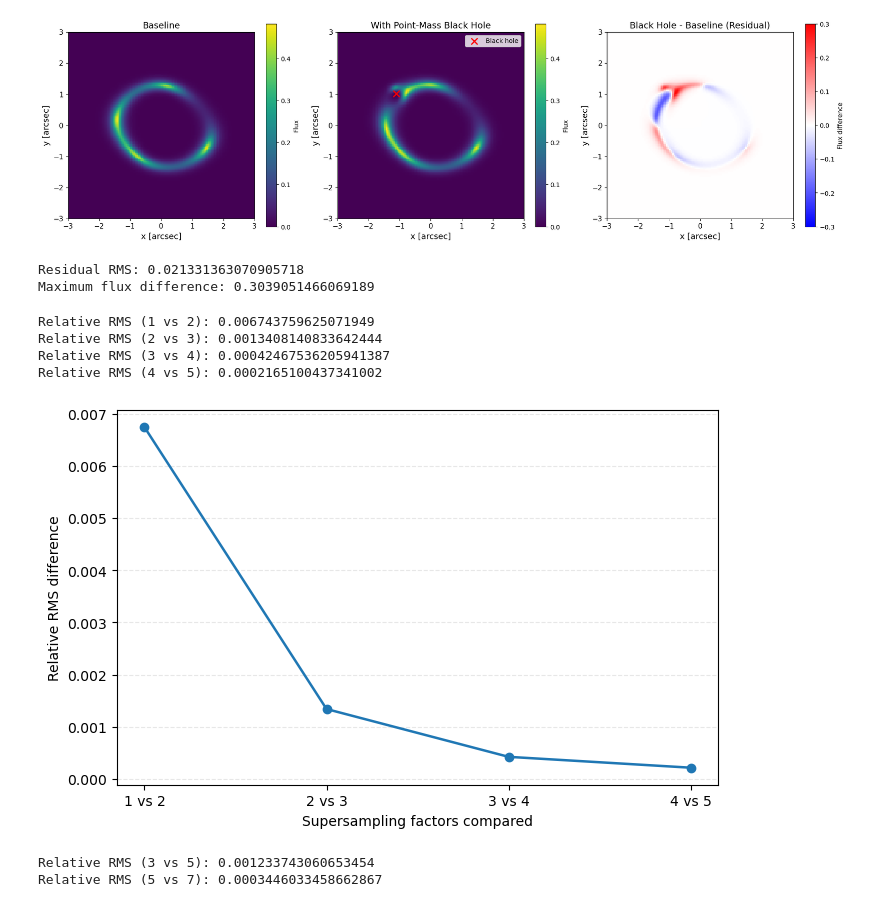
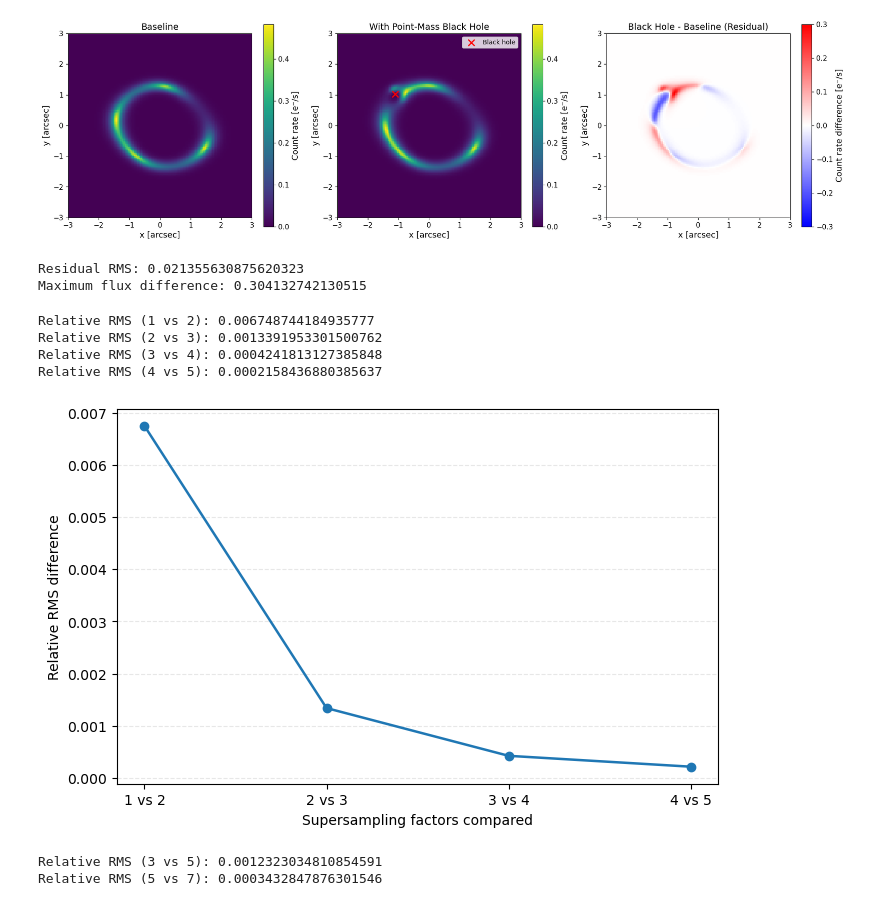
Before and after one commit to andreavu22/Black_Hole_vs_Dark_Matter_Lensing_PHYS474_Fall2026, a Jupyter notebook: 2. Inject BH/BH_injection.ipynb, the cells around one changed output. Saved outputs shown, nothing was run; the diff lists cells and outputs as text; code cells hidden in the pictures.

```diff
--- a/2. Inject BH/BH_injection.ipynb
+++ b/2. Inject BH/BH_injection.ipynb
@@ -15,6 +15,8 @@ from lenstronomy.SimulationAPI.ObservationConfig.HST import HST
 from lenstronomy.Util.param_util import (phi_q2_ellipticity, shear_polar2cartesian)
 
 from lenstronomy.Cosmo.lens_cosmo import LensCosmo
+from astropy.cosmology import FlatLambdaCDM
+
 
 # Define BH parameters
 M_bh = 8362347149.007823
@@ -101,7 +103,12 @@ kwargs_source_mag = [{
     "center_y": -0.03}]
 
 # Point mass bh parameters --> have to calculate Einstein radius first
-lens_cosmo = LensCosmo(z_lens=z_lens, z_source=z_source)
+cosmo = FlatLambdaCDM(H0=67.77, Om0=0.307)
+
+lens_cosmo = LensCosmo(
+    z_lens=z_lens,
+    z_source=z_source,
+    cosmo=cosmo)
 
 theta_E_bh = np.sqrt(
     M_bh / lens_cosmo.mass_in_theta_E(1.0))
@@ -165,7 +172,9 @@ im1 = axes[0].imshow(
 axes[0].set_title("Baseline", fontsize=14)
 axes[0].set_xlabel("x [arcsec]", fontsize=13)
 axes[0].set_ylabel("y [arcsec]", fontsize=13)
-fig.colorbar(im1, ax=axes[0], label="Flux")
+cbar = fig.colorbar(im1, ax=axes[0])
+cbar.set_label("Count rate [e⁻/s]", fontsize=13)
+cbar.ax.tick_params(labelsize=11)
 axes[0].tick_params(axis="both", labelsize=11)
 
 im2 = axes[1].imshow(
@@ -179,42 +188,46 @@ im2 = axes[1].imshow(
 axes[1].set_title("With Point-Mass Black Hole", fontsize=14)
 axes[1].set_xlabel("x [arcsec]", fontsize=13)
 axes[1].set_ylabel("y [arcsec]", fontsize=13)
-fig.colorbar(im2, ax=axes[1], label="Flux")
+cbar2 = fig.colorbar(im2, ax=axes[1])
+cbar2.set_label("Count rate [e⁻/s]", fontsize=13)
+cbar2.ax.tick_params(labelsize=11)
 axes[1].tick_params(axis="both", labelsize=11)
 
 residual_max = np.max(np.abs(image_difference))
 
 im3 = axes[2].imshow(
     image_difference,
     origin="lower",
     extent=extent,
     cmap="bwr",
     vmin=-0.3,
     vmax=0.3)
 
 axes[2].set_title("Black Hole - Baseline (Residual)", fontsize=14)
 axes[2].set_xlabel("x [arcsec]", fontsize=13)
 axes[2].set_ylabel("y [arcsec]", fontsize=13)
-fig.colorbar(im3, ax=axes[2], label="Flux difference")
+cbar3 = fig.colorbar(im3, ax=axes[2])
+cbar3.set_label("Count rate difference [e⁻/s]", fontsize=13)
+cbar3.ax.tick_params(labelsize=11)
 axes[2].tick_params(axis="both", labelsize=11)
 
 # Mark black hole position
 axes[1].scatter(
     kwargs_bh["center_x"],
     kwargs_bh["center_y"],
     color="red",
     marker="x",
     s=100,
     linewidths=2,
     label="Black hole")
 
 axes[1].legend()
 
 plt.tight_layout()
 plt.savefig("point_mass_comparison.png", dpi=300, bbox_inches="tight")
 plt.show()
 # %% [output]
-[figure, old version]
+[figure, new version]
 # %%
 rms = np.sqrt(np.mean(image_difference**2))
 max_difference = np.max(np.abs(image_difference))
@@ -222,8 +235,8 @@ max_difference = np.max(np.abs(image_difference))
 print("Residual RMS:", rms)
 print("Maximum flux difference:", max_difference)
 # %% [output]
-Residual RMS: 0.021331363070905718
-Maximum flux difference: 0.3039051466069189
+Residual RMS: 0.021355630875620323
+Maximum flux difference: 0.304132742130515
 # %%
 
 # TEST 4: Numerical convergence
@@ -273,10 +286,10 @@ plt.tight_layout()
 plt.savefig("supersampling_convergence.png", dpi=300, bbox_inches="tight")
 plt.show()
 # %% [output]
-Relative RMS (1 vs 2): 0.006743759625071949
-Relative RMS (2 vs 3): 0.0013408140833642444
-Relative RMS (3 vs 4): 0.00042467536205941387
-Relative RMS (4 vs 5): 0.0002165100437341002
+Relative RMS (1 vs 2): 0.006748744184935777
+Relative RMS (2 vs 3): 0.0013391953301500762
+Relative RMS (3 vs 4): 0.0004241813127385848
+Relative RMS (4 vs 5): 0.0002158436880385637
 [figure]
 # %%
 # TEST: Residual convergence
@@ -310,5 +323,5 @@ residual_7 = make_residual(7)
 print("Relative RMS (3 vs 5):", relative_rms(residual_3, residual_5))
 print("Relative RMS (5 vs 7):", relative_rms(residual_5, residual_7))
 # %% [output]
-Relative RMS (3 vs 5): 0.001233743060653454
-Relative RMS (5 vs 7): 0.0003446033458662867
+Relative RMS (3 vs 5): 0.0012323034810854591
+Relative RMS (5 vs 7): 0.0003432847876301546
```
Also changed, not shown: 10 other files.
